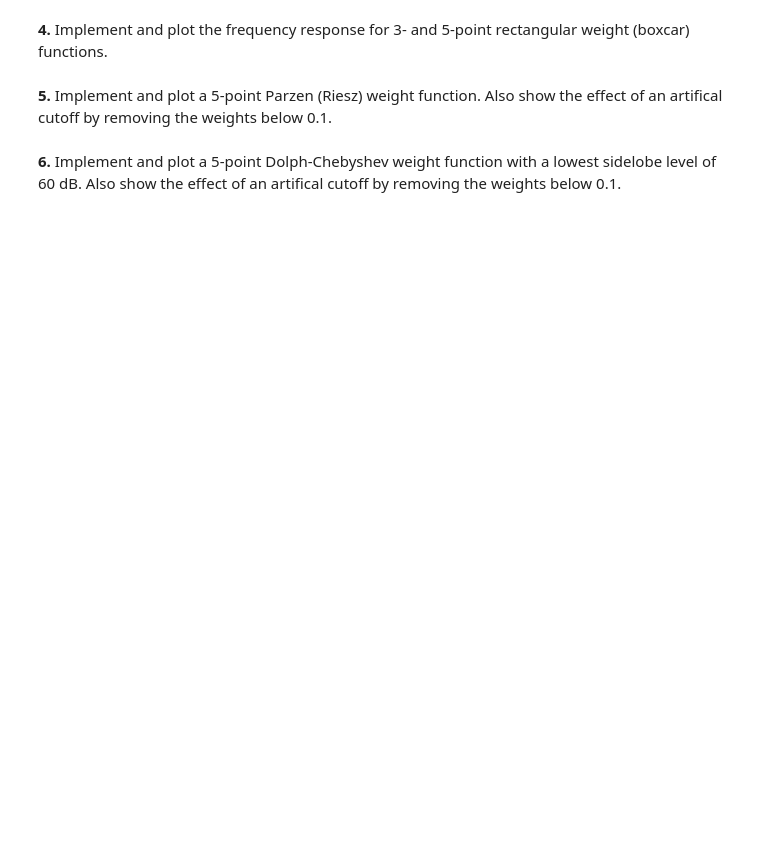
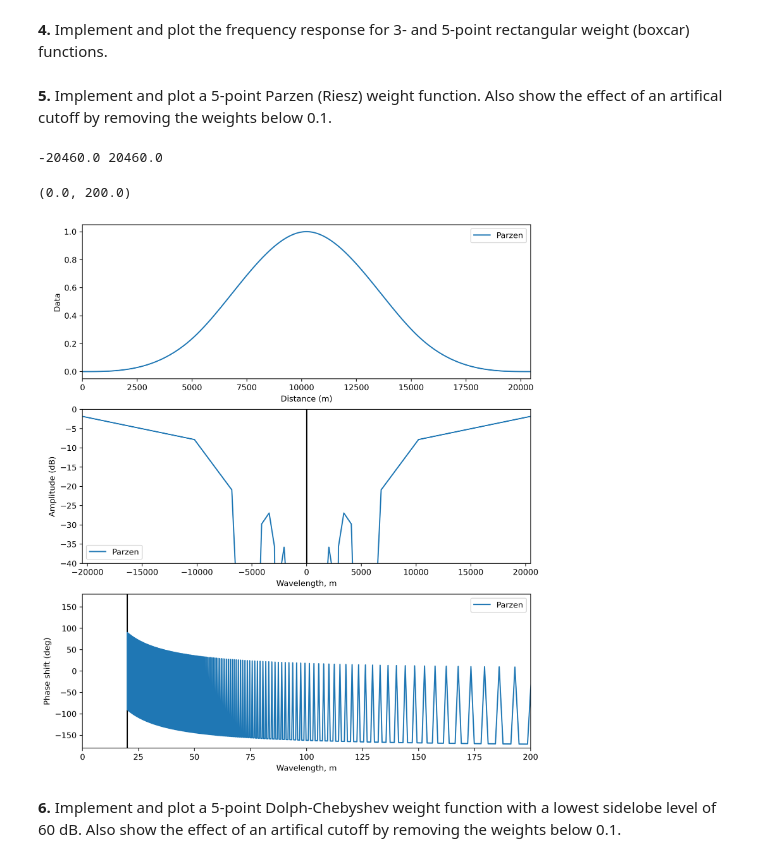
Before and after one commit to jillianndufort/Data-Fields, a Jupyter notebook: Homework 4-Dufort.ipynb, the cells around one changed output. Drawn from its saved outputs; the diff is of its cells as text; code cells hidden in the pictures; blank space fills up the shorter version.

```diff
--- a/Homework 4-Dufort.ipynb
+++ b/Homework 4-Dufort.ipynb
@@ -213,9 +218,21 @@ response_plot(signals[:], x, axes, freqs, labels=labels[:], wavelength=True)
 # your code here
 # %% [markdown]
 **5.** Implement and plot a 5-point Parzen (Riesz) weight function. Also show the effect of an artifical cutoff by removing the weights below 0.1.
-# %%
-from scipy.signal.windows import parzen
-
-parzen = parzen(N, )
+# %%
+from scipy.signal.windows import parzen
+
+parzen = parzen(N)
+
+fig, axes = plt.subplots(3, 1, figsize=(10,12), dpi=300)
+
+signals = [parzen]
+labels = ['Parzen']
+
+response_plot(signals[:], x, axes, freqs, labels=labels[:], wavelength=True)
+plt.xlim(0,200)
+# %% [output]
+-20460.0 20460.0
+(0.0, 200.0)
+[figure, added]
 # %% [markdown]
 **6.** Implement and plot a 5-point Dolph-Chebyshev weight function with a lowest sidelobe level of 60 dB. Also show the effect of an artifical cutoff by removing the weights below 0.1.
```
Also changed, not shown: parts of 6 cells of this notebook.
